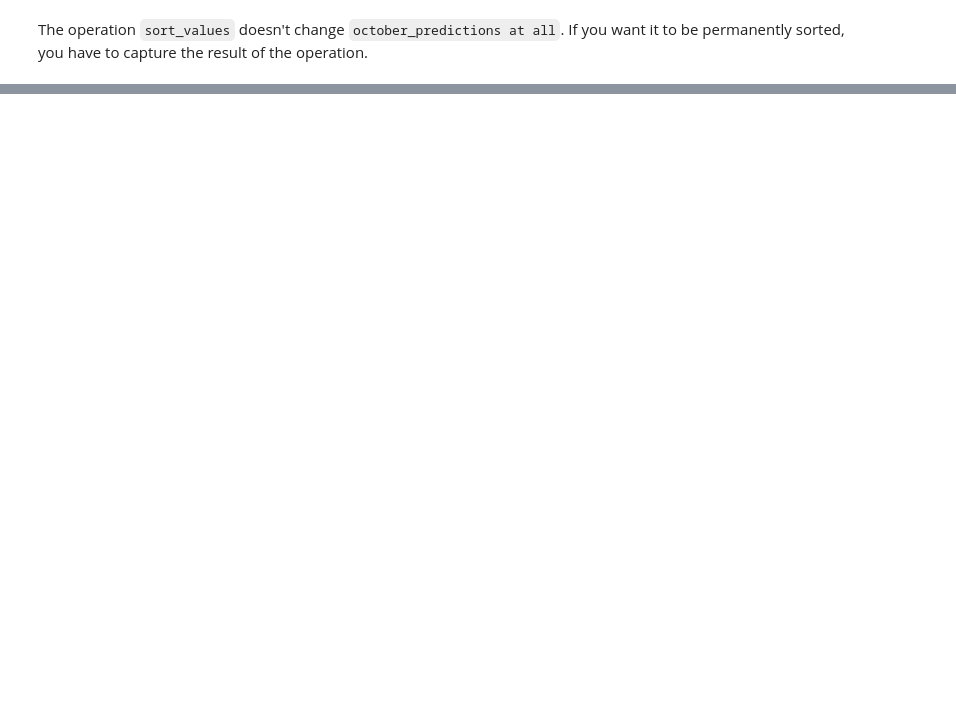
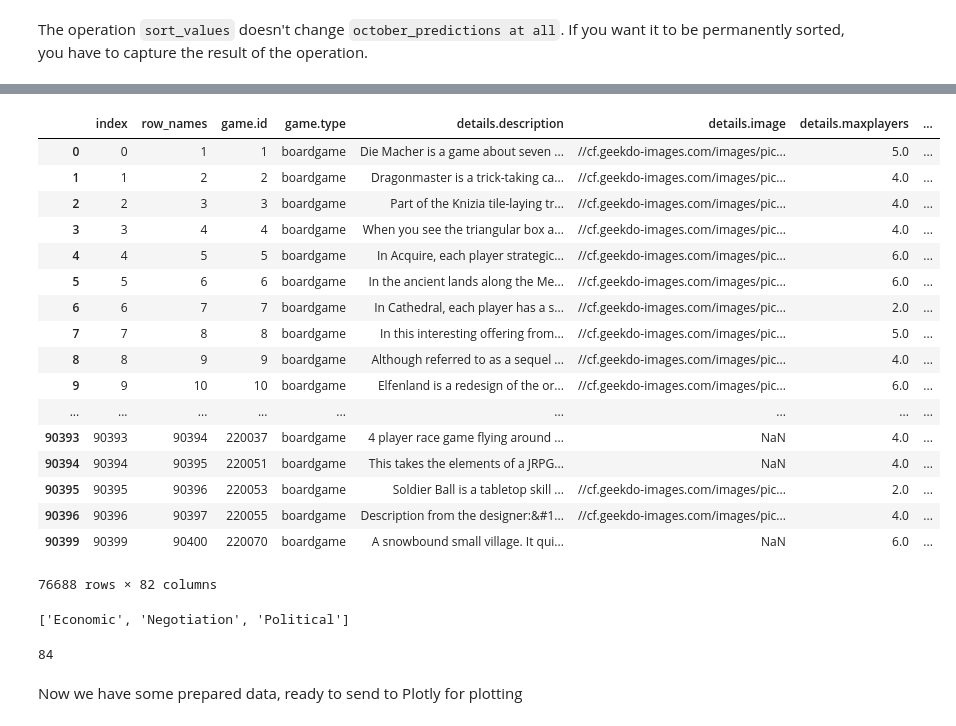
Before and after one commit to ofloveandhate/data_science_python, a Jupyter notebook: data_science_tutorial.ipynb, the cells around one changed output, grey strips where cells are left out. Drawn from its saved outputs; the diff is of its cells as text; code cells hidden in the pictures; blank space fills up the shorter version.

```diff
--- a/data_science_tutorial.ipynb
+++ b/data_science_tutorial.ipynb
@@ -132,0 +227,40 @@ https://www.kaggle.com/gabrio/board-games-dataset/downloads/board-games-dataset.
+# %%
+boardgames = game_frame[game_frame['game.type'].isin(['boardgame'])]
+
+boardgames
+# %% [output]
+|  | index | row_names | game.id | game.type | details.description | details.image | details.maxplayers | ... |
+| 0 | 0 | 1 | 1 | boardgame | Die Macher is a game about seven ... | //cf.geekdo-images.com/images/pic... | 5.0 | ... |
+| 1 | 1 | 2 | 2 | boardgame | Dragonmaster is a trick-taking ca... | //cf.geekdo-images.com/images/pic... | 4.0 | ... |
+| 2 | 2 | 3 | 3 | boardgame | Part of the Knizia tile-laying tr... | //cf.geekdo-images.com/images/pic... | 4.0 | ... |
+| 3 | 3 | 4 | 4 | boardgame | When you see the triangular box a... | //cf.geekdo-images.com/images/pic... | 4.0 | ... |
+| 4 | 4 | 5 | 5 | boardgame | In Acquire, each player strategic... | //cf.geekdo-images.com/images/pic... | 6.0 | ... |
+| 5 | 5 | 6 | 6 | boardgame | In the ancient lands along the Me... | //cf.geekdo-images.com/images/pic... | 6.0 | ... |
+| 6 | 6 | 7 | 7 | boardgame | In Cathedral, each player has a s... | //cf.geekdo-images.com/images/pic... | 2.0 | ... |
+| 7 | 7 | 8 | 8 | boardgame | In this interesting offering from... | //cf.geekdo-images.com/images/pic... | 5.0 | ... |
+| 8 | 8 | 9 | 9 | boardgame | Although referred to as a sequel ... | //cf.geekdo-images.com/images/pic... | 4.0 | ... |
+| 9 | 9 | 10 | 10 | boardgame | Elfenland is a redesign of the or... | //cf.geekdo-images.com/images/pic... | 6.0 | ... |
+| ... | ... | ... | ... | ... | ... | ... | ... | ... |
+| 90393 | 90393 | 90394 | 220037 | boardgame | 4 player race game flying around ... | NaN | 4.0 | ... |
+| 90394 | 90394 | 90395 | 220051 | boardgame | This takes the elements of a JRPG... | NaN | 4.0 | ... |
+| 90395 | 90395 | 90396 | 220053 | boardgame | Soldier Ball is a tabletop skill ... | //cf.geekdo-images.com/images/pic... | 2.0 | ... |
+| 90396 | 90396 | 90397 | 220055 | boardgame | Description from the designer:&#1... | //cf.geekdo-images.com/images/pic... | 4.0 | ... |
+| 90399 | 90399 | 90400 | 220070 | boardgame | A snowbound small village. It qui... | NaN | 6.0 | ... |
+76688 rows × 82 columns
+# %%
+cats = boardgames['attributes.boardgamecategory']
+cats.at[0].split(',')
+# %% [output]
+['Economic', 'Negotiation', 'Political']
+# %%
+
+category_names = set([])
+for index, row in cats.iteritems():
+    curr_cats = row
+    if isinstance(curr_cats, str): #https://stackoverflow.com/questions/4843173/how-to-check-if-type-of-a-variable-is-string
+        for y in curr_cats.split(','):
+            category_names.add(y)
+
+len(category_names)
+# %% [output]
+84
@@ -132,0 +284,2 @@ https://www.kaggle.com/gabrio/board-games-dataset/downloads/board-games-dataset.
+# %% [markdown]
+Now we have some prepared data, ready to send to Plotly for plotting
```
Also changed, not shown: parts of 22 cells of this notebook.
